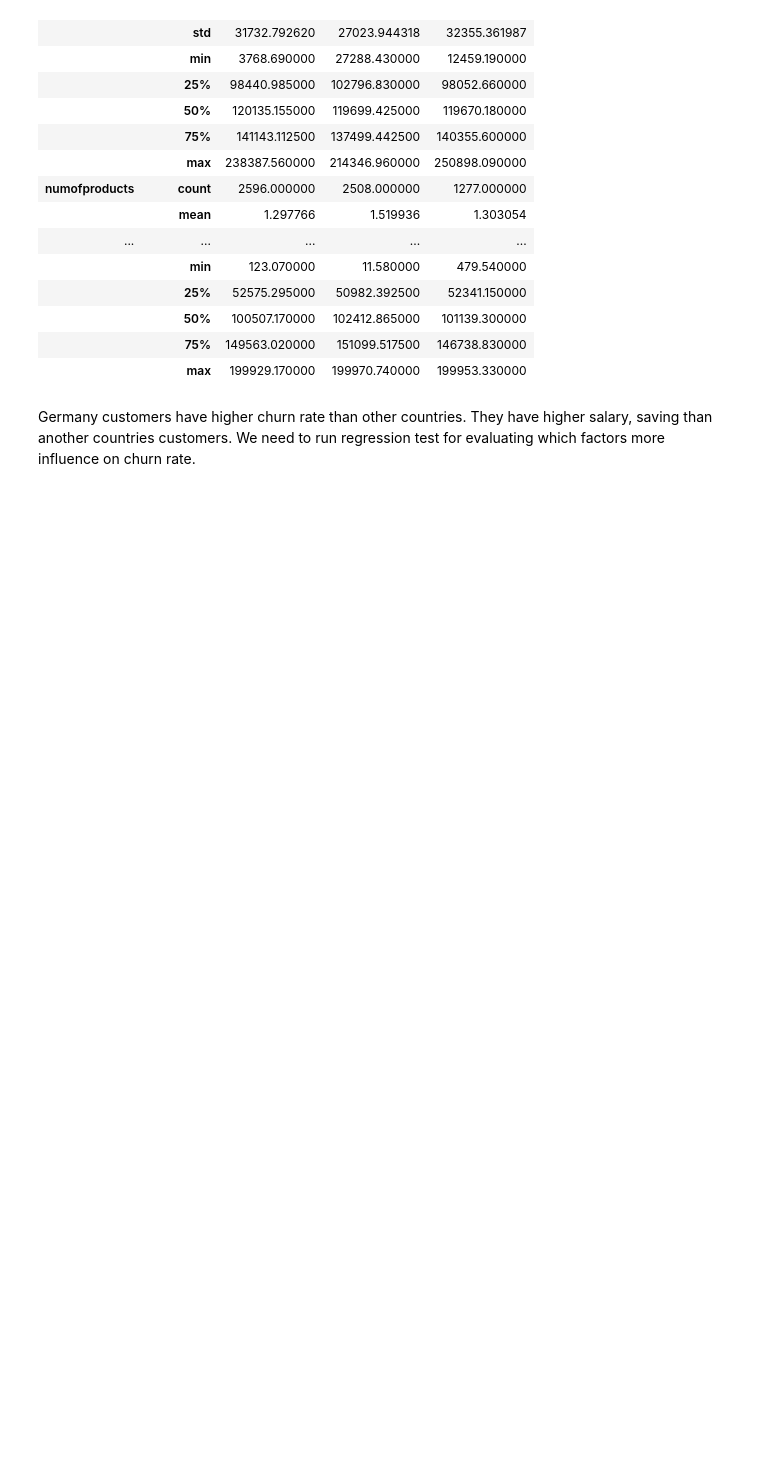
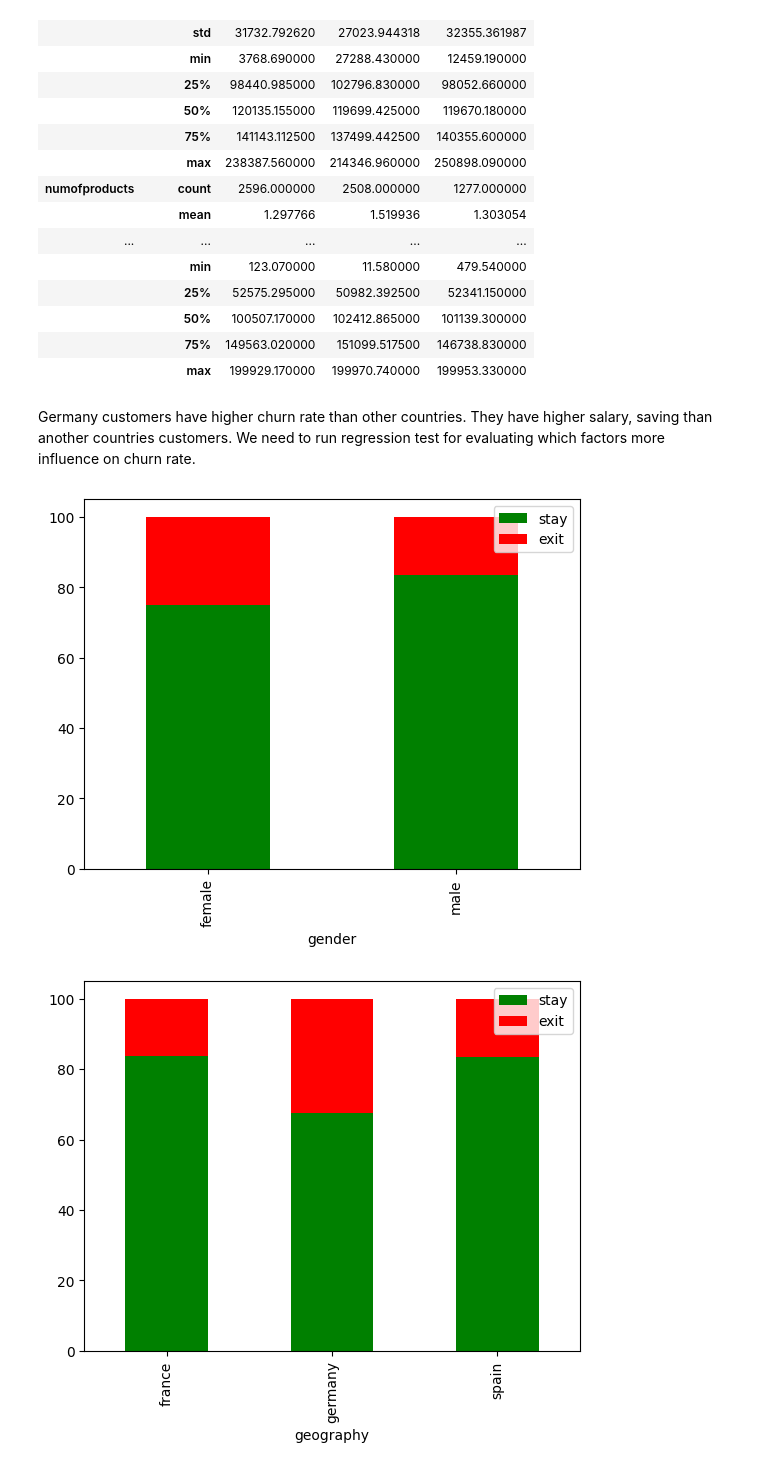
Before and after one commit to shwezin-coder/Bank-Churn-Customer, a Jupyter notebook: bank_churn_analysis.ipynb, the cells around one changed output. Cells and saved outputs as stored; diff of their text form; code cells hidden in the pictures; blank space fills up the shorter version.

Commit message:
categorical column A/B test run.

```diff
--- a/bank_churn_analysis.ipynb
+++ b/bank_churn_analysis.ipynb
@@ -859,5 +857,16 @@ saving_customer_df.groupby('geography').describe().T.style.set_sticky()
 |  | 50% | 100507.170000 | 102412.865000 | 101139.300000 |
 |  | 75% | 149563.020000 | 151099.517500 | 146738.830000 |
 |  | max | 199929.170000 | 199970.740000 | 199953.330000 |
-# %% [markdown]
-Germany customers have higher churn rate than other countries. They have higher salary, saving than another countries customers. We need to run regression test for evaluating which factors more influence on churn rate.
+# %% [markdown]
+Germany customers have higher churn rate than other countries. They have higher salary, saving than another countries customers. We need to run regression test for evaluating which factors more influence on churn rate.
+# %%
+churn_categorical_columns = ['gender','geography','isactivemember']
+
+for col in churn_categorical_columns:
+    ct = pd.crosstab(bank_account_df[col],bank_account_df['exited'],normalize='index') *100
+    ct.plot(kind='bar',stacked=True,color=['green','red'])
+    plt.legend(loc='upper right',labels=['stay','exit'])
+    plt.show()
+# %% [output]
+[figure, added]
+[figure, added]
```
Also changed, not shown: parts of 11 cells of this notebook.
